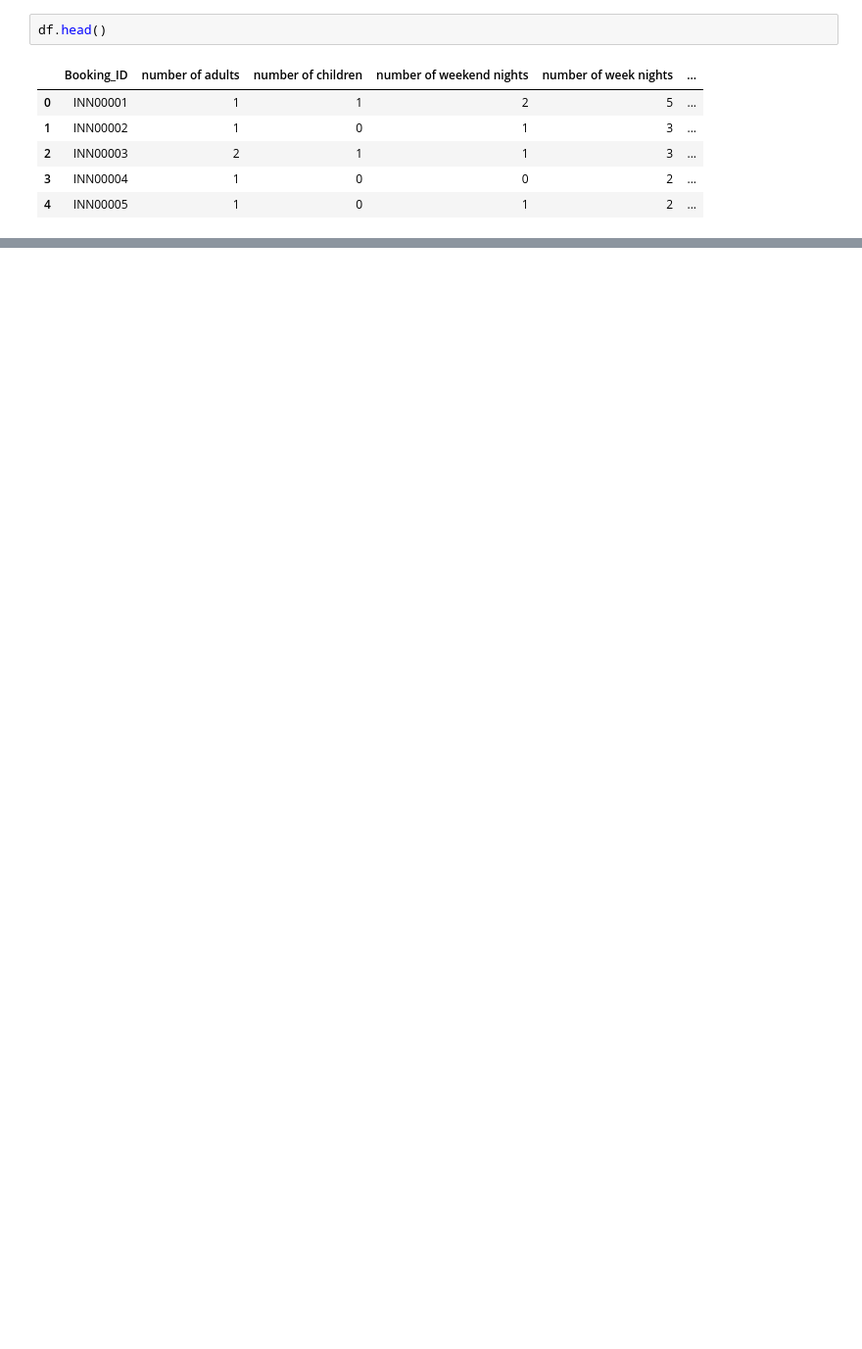
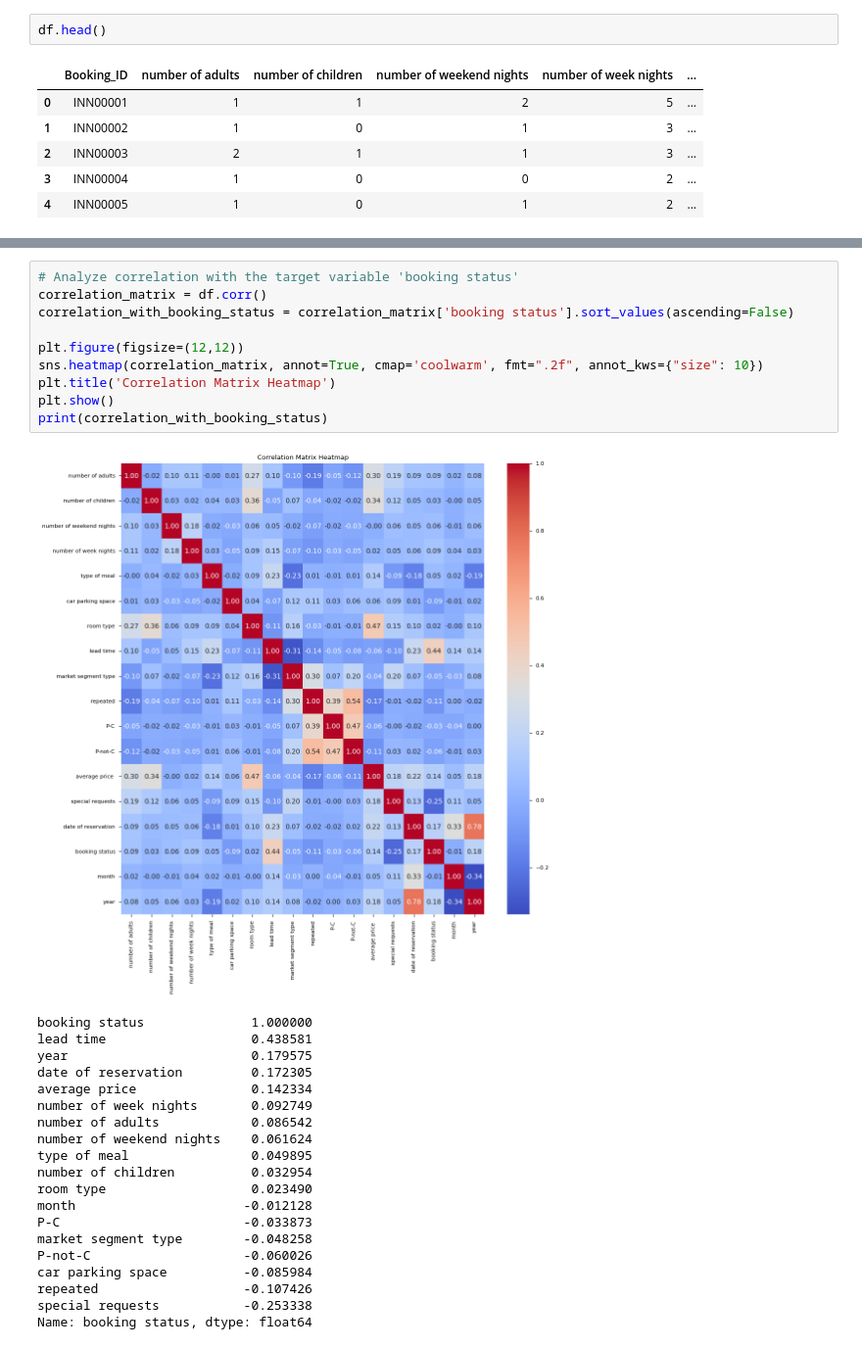
Before and after one commit to mohamed682004/Cellula_Hotel, a Jupyter notebook: Cell Hotel.ipynb, the cells around one changed output, grey strips where cells are left out. Shown at 98% size. Cells and saved outputs as stored; diff of their text form; blank space fills up the shorter version.

```diff
--- a/Cell Hotel.ipynb
+++ b/Cell Hotel.ipynb
@@ -240 +306,32 @@ Passing `palette` without assigning `hue` is deprecated and will be removed in v
+# %%
+# Analyze correlation with the target variable 'booking status'
+correlation_matrix = df.corr()
+correlation_with_booking_status = correlation_matrix['booking status'].sort_values(ascending=False)
+
+plt.figure(figsize=(12,12))
+sns.heatmap(correlation_matrix, annot=True, cmap='coolwarm', fmt=".2f", annot_kws={"size": 10})
+plt.title('Correlation Matrix Heatmap')
+plt.show()
+print(correlation_with_booking_status)
+# %% [output]
+[figure, added]
+booking status              1.000000
+lead time                   0.438581
+year                        0.179575
+date of reservation         0.172305
+average price               0.142334
+number of week nights       0.092749
+number of adults            0.086542
+number of weekend nights    0.061624
+type of meal                0.049895
+number of children          0.032954
+room type                   0.023490
+month                      -0.012128
+P-C                        -0.033873
+market segment type        -0.048258
+P-not-C                    -0.060026
+car parking space          -0.085984
+repeated                   -0.107426
+special requests           -0.253338
+Name: booking status, dtype: float64
 # %%
```
Also changed, not shown: parts of 30 cells of this notebook.
